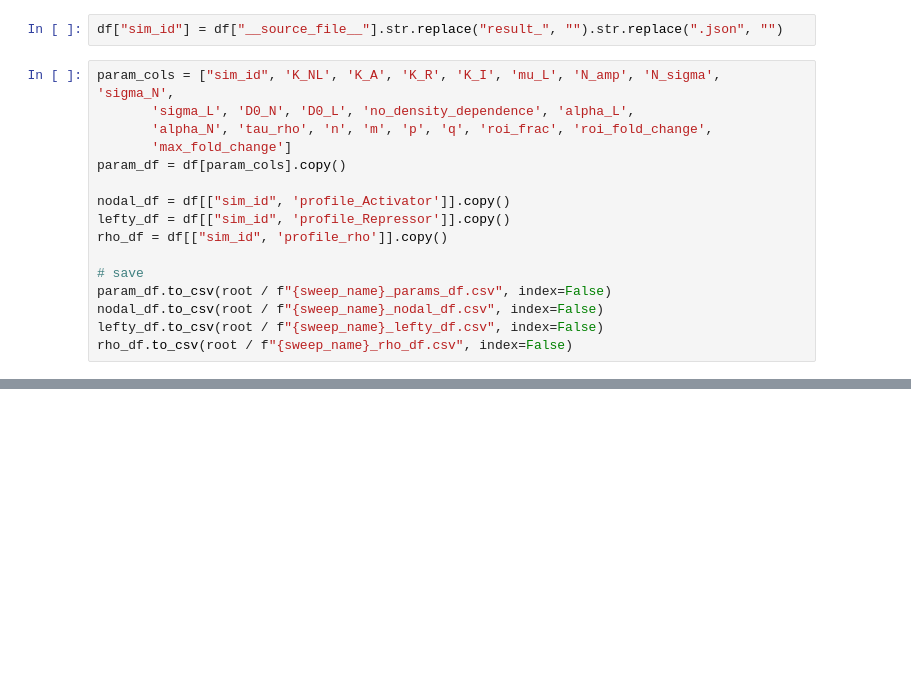
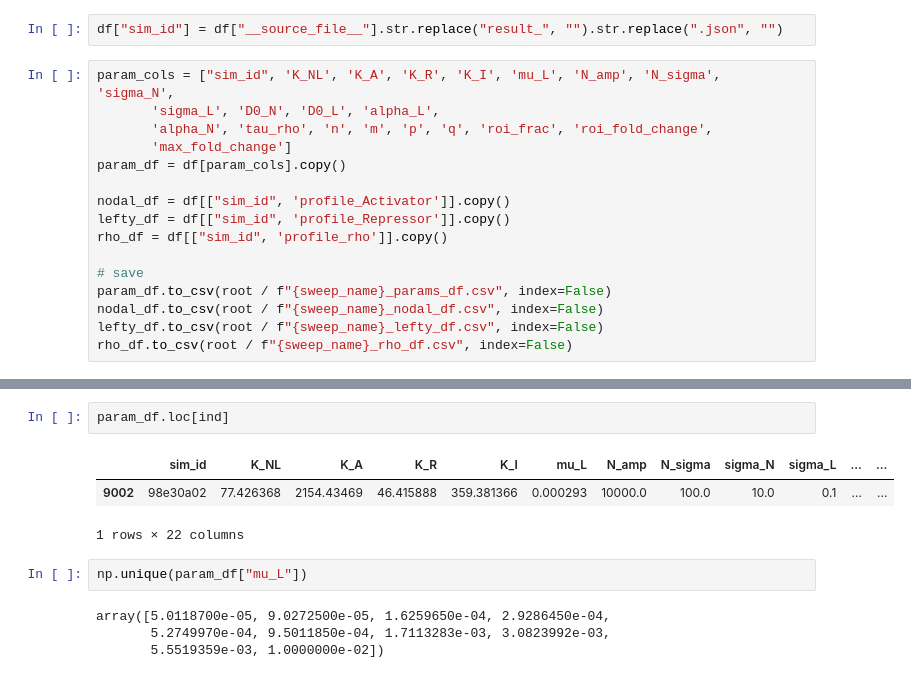
Before and after one commit to nlammers371/killi-dynamics, a Jupyter notebook: symmetry_breaking/analysis/assess_sweep_reslts.ipynb, the cells around one changed output, grey strips where cells are left out. Drawn from its saved outputs; the diff is of its cells as text; blank space fills up the shorter version.

```diff
--- a/symmetry_breaking/analysis/assess_sweep_reslts.ipynb
+++ b/symmetry_breaking/analysis/assess_sweep_reslts.ipynb
@@ -37,7 +37,7 @@ fig.show()
 df["sim_id"] = df["__source_file__"].str.replace("result_", "").str.replace(".json", "")
 # %%
 param_cols = ["sim_id", 'K_NL', 'K_A', 'K_R', 'K_I', 'mu_L', 'N_amp', 'N_sigma', 'sigma_N',
-       'sigma_L', 'D0_N', 'D0_L', 'no_density_dependence', 'alpha_L',
+       'sigma_L', 'D0_N', 'D0_L', 'alpha_L',
        'alpha_N', 'tau_rho', 'n', 'm', 'p', 'q', 'roi_frac', 'roi_fold_change',
        'max_fold_change']
 param_df = df[param_cols].copy()
@@ -62,0 +71,12 @@ print(lefty_df.head())
+# %%
+param_df.loc[ind]
+# %% [output]
+|  | sim_id | K_NL | K_A | K_R | K_I | mu_L | N_amp | N_sigma | sigma_N | sigma_L | ... | ... |
+| 9002 | 98e30a02 | 77.426368 | 2154.43469 | 46.415888 | 359.381366 | 0.000293 | 10000.0 | 100.0 | 10.0 | 0.1 | ... | ... |
+1 rows × 22 columns
+# %%
+np.unique(param_df["mu_L"])
+# %% [output]
+array([5.0118700e-05, 9.0272500e-05, 1.6259650e-04, 2.9286450e-04,
+       5.2749970e-04, 9.5011850e-04, 1.7113283e-03, 3.0823992e-03,
+       5.5519359e-03, 1.0000000e-02])
```
Also changed, not shown: parts of 4 cells of this notebook, 2 other files.
